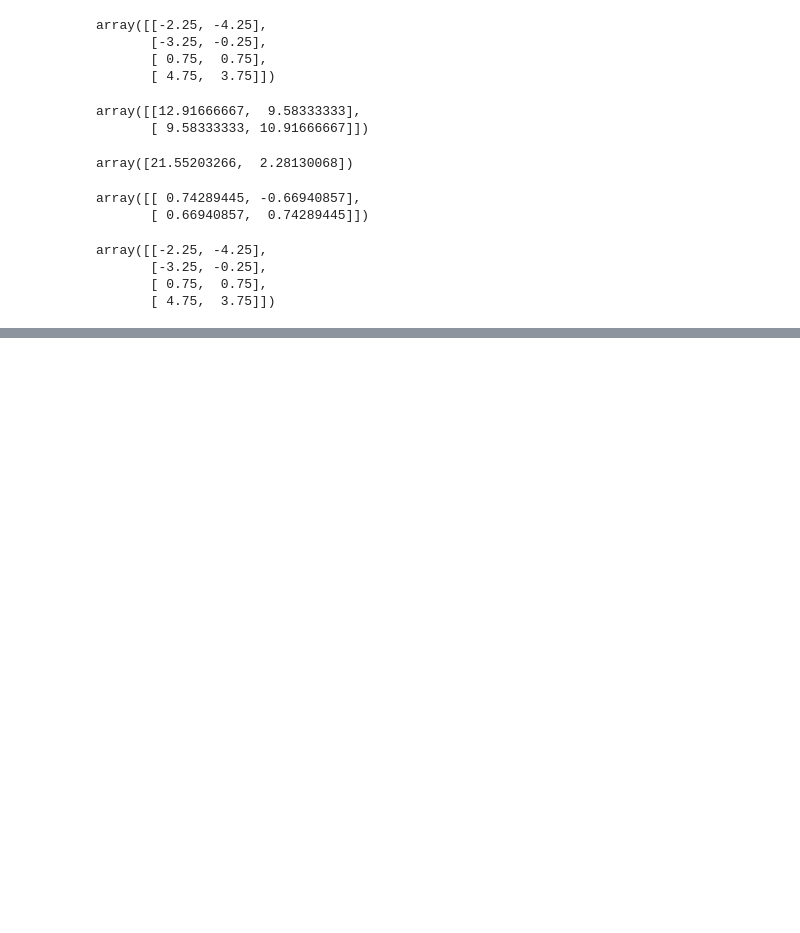
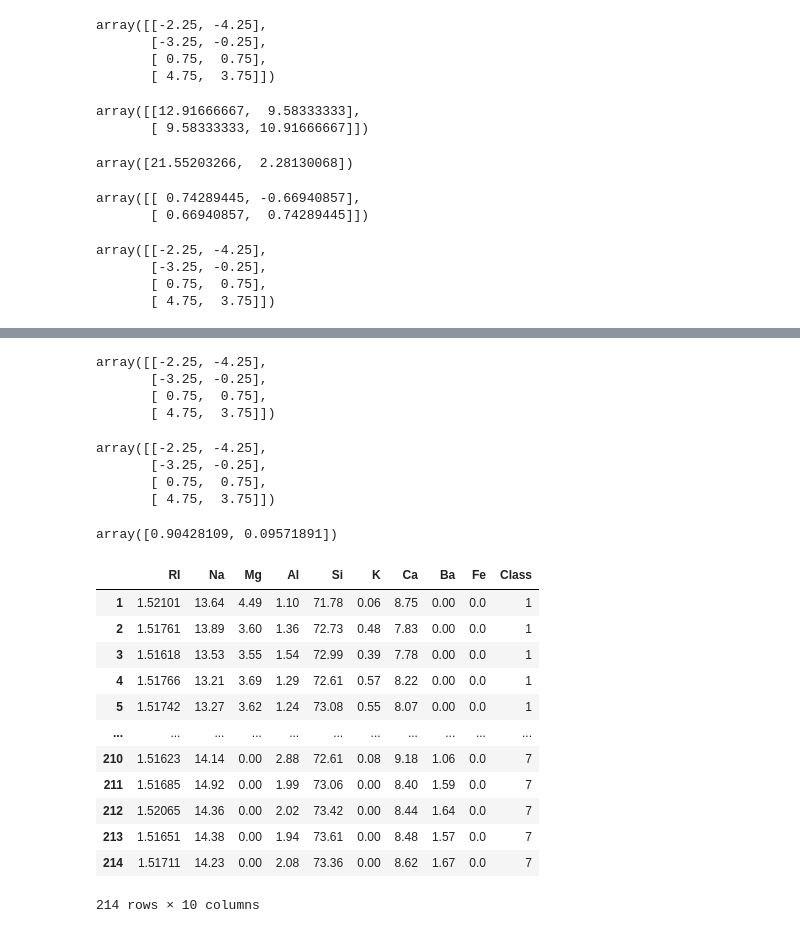
Before and after one commit to FazlullahBokhari/Machine-Learning, a Jupyter notebook: PCA.ipynb, the cells around one changed output, grey strips where cells are left out. Cells and saved outputs as stored; diff of their text form; code cells hidden in the pictures; blank space fills up the shorter version.

```diff
--- a/PCA.ipynb
+++ b/PCA.ipynb
@@ -140,0 +127,39 @@ array([[-2.25, -4.25],
+# %%
+pca.inverse_transform(pca.fit_transform(scaled_data))
+# %% [output]
+array([[-2.25, -4.25],
+       [-3.25, -0.25],
+       [ 0.75,  0.75],
+       [ 4.75,  3.75]])
+# %%
+scaled_data
+# %% [output]
+array([[-2.25, -4.25],
+       [-3.25, -0.25],
+       [ 0.75,  0.75],
+       [ 4.75,  3.75]])
+# %%
+pca.explained_variance_ratio_
+# %% [output]
+array([0.90428109, 0.09571891])
+# %%
+data_url = "https://github.com/FazlullahBokhari/Datasets/blob/main/glass.data?raw=true"
+col_names = ['RI', 'Na', 'Mg', 'Al', 'Si', 'K', 'Ca', 'Ba', 'Fe', 'Class']
+# %%
+new_data = pd.read_csv(url, index_col=0, names=col_names)
+# %%
+new_data
+# %% [output]
+|  | RI | Na | Mg | Al | Si | K | Ca | Ba | Fe | Class |
+| 1 | 1.52101 | 13.64 | 4.49 | 1.10 | 71.78 | 0.06 | 8.75 | 0.00 | 0.0 | 1 |
+| 2 | 1.51761 | 13.89 | 3.60 | 1.36 | 72.73 | 0.48 | 7.83 | 0.00 | 0.0 | 1 |
+| 3 | 1.51618 | 13.53 | 3.55 | 1.54 | 72.99 | 0.39 | 7.78 | 0.00 | 0.0 | 1 |
+| 4 | 1.51766 | 13.21 | 3.69 | 1.29 | 72.61 | 0.57 | 8.22 | 0.00 | 0.0 | 1 |
+| 5 | 1.51742 | 13.27 | 3.62 | 1.24 | 73.08 | 0.55 | 8.07 | 0.00 | 0.0 | 1 |
+| ... | ... | ... | ... | ... | ... | ... | ... | ... | ... | ... |
+| 210 | 1.51623 | 14.14 | 0.00 | 2.88 | 72.61 | 0.08 | 9.18 | 1.06 | 0.0 | 7 |
+| 211 | 1.51685 | 14.92 | 0.00 | 1.99 | 73.06 | 0.00 | 8.40 | 1.59 | 0.0 | 7 |
+| 212 | 1.52065 | 14.36 | 0.00 | 2.02 | 73.42 | 0.00 | 8.44 | 1.64 | 0.0 | 7 |
+| 213 | 1.51651 | 14.38 | 0.00 | 1.94 | 73.61 | 0.00 | 8.48 | 1.57 | 0.0 | 7 |
+| 214 | 1.51711 | 14.23 | 0.00 | 2.08 | 73.36 | 0.00 | 8.62 | 1.67 | 0.0 | 7 |
+214 rows × 10 columns
```
Also changed, not shown: parts of 41 cells of this notebook.
